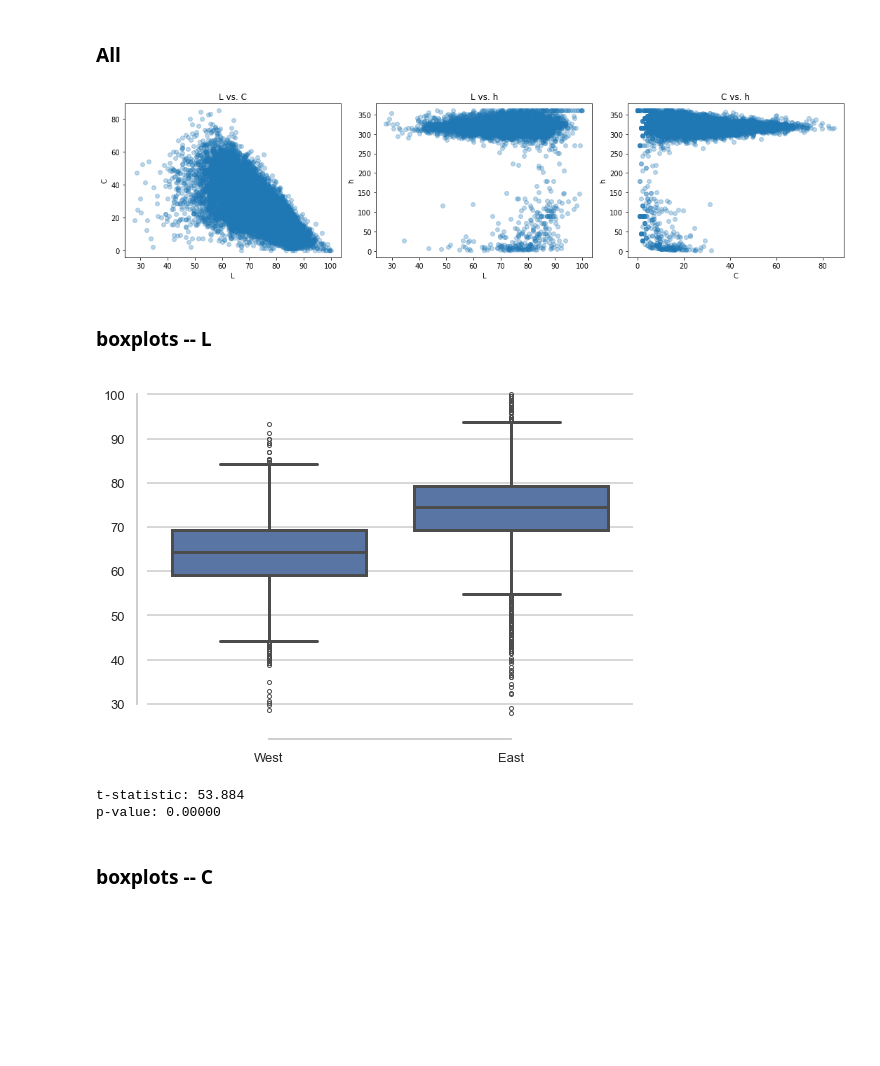
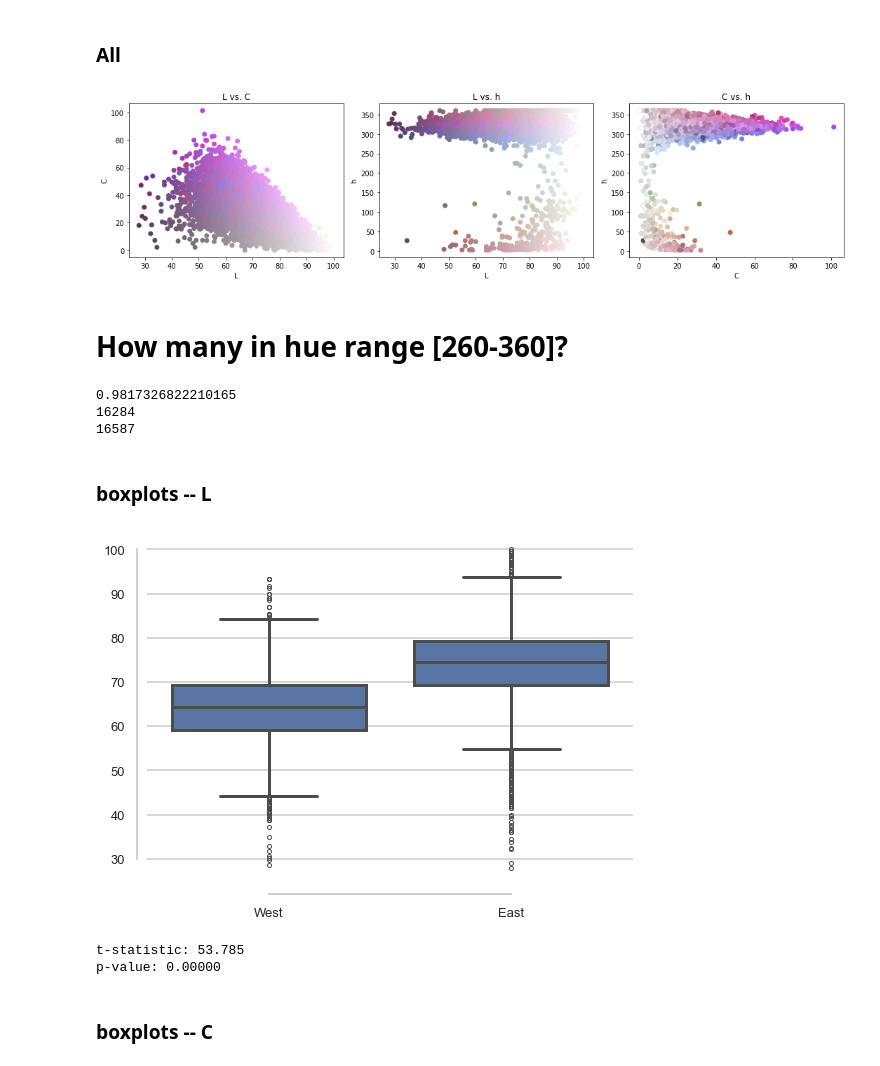
Before and after one commit to pmckenz1/monarda_fistulosa_color, a Jupyter notebook: notebooks_misc/cielab_lch_correlations.ipynb, the cells around one changed output. Drawn from its saved outputs; the diff is of its cells as text; code cells hidden in the pictures; blank space fills up the shorter version.

```diff
--- a/notebooks_misc/cielab_lch_correlations.ipynb
+++ b/notebooks_misc/cielab_lch_correlations.ipynb
@@ -37,8 +41,11 @@ color_df_reduced
 ### add separate component rows
 # %%
 L = [(int(i.strip('()').split(', ')[0])) for i in color_df_reduced.lab]
+L = (np.array(L) / 255.0) * 100.0
 color_df_reduced['L'] = L
 a = [(int(i.strip('()').split(', ')[1])) for i in color_df_reduced.lab]
+a = np.array(a) - 128.0
 color_df_reduced['a'] = a
 b = [(int(i.strip('()').split(', ')[2])) for i in color_df_reduced.lab]
+b = np.array(b) - 128.0
 color_df_reduced['b'] = b
@@ -179,11 +173,7 @@ plt.show()
 # %%
 lab_raw = color_df_reduced[["L", "a", "b"]].to_numpy().astype(float)
 
-# as always, gotta fix the opencv 0-255 values to match actual lab
-L = (lab_raw[:, 0] / 255.0) * 100.0
-a = lab_raw[:, 1] - 128.0
-b = lab_raw[:, 2] - 128.0
-lab_true = np.column_stack([L, a, b])
+lab_true = lab_raw.copy()
 
 lch_arr = np.empty_like(lab_true)
 for i, (L_, a_, b_) in enumerate(lab_true):
@@ -195,24 +185,37 @@ for i, (L_, a_, b_) in enumerate(lab_true):
 # %%
 L, C, h = lch_arr.T
 
 fig, axes = plt.subplots(1, 3, figsize=(15, 4), tight_layout=True)
 
-axes[0].scatter(L, C, alpha=0.3)
+axes[0].scatter(L, C, alpha=1,c=color_df_reduced.hex)
 axes[0].set_xlabel('L'); axes[0].set_ylabel('C'); axes[0].set_title('L vs. C')
 
-axes[1].scatter(L, h, alpha=0.3)
+axes[1].scatter(L, h, alpha=1,c=color_df_reduced.hex)
 axes[1].set_xlabel('L'); axes[1].set_ylabel('h'); axes[1].set_title('L vs. h')
 
-axes[2].scatter(C, h, alpha=0.3)
+axes[2].scatter(C, h, alpha=1,c=color_df_reduced.hex)
 axes[2].set_xlabel('C'); axes[2].set_ylabel('h'); axes[2].set_title('C vs. h')
 
+plt.savefig('../figures/figure_puzzling/lch_correlations.pdf',dpi=300)
+
 plt.show()
 # %% [output]
-[figure, old version]
+[figure, new version]
 # %%
 color_df_reduced['lch_l'] = lch_arr[:,0]
 color_df_reduced['lch_c'] = lch_arr[:,1]
 color_df_reduced['lch_h'] = lch_arr[:,2]
+# %% [markdown]
+# How many in hue range [260-360]?
+# %%
+in_purple_range = (color_df_reduced['lch_h'] >=260) & (color_df_reduced['lch_h'] <=360)
+print(in_purple_range.sum() / len(in_purple_range))
+print(in_purple_range.sum())
+print(len(in_purple_range))
+# %% [output]
+0.9817326822210165
+16284
+16587
 # %% [markdown]
 ### boxplots -- L
 # %%
@@ -263,7 +266,7 @@ print(f"t-statistic: {t_stat:.3f}")
 print(f"p-value: {p_value:.5f}")
 # %% [output]
 [figure]
-t-statistic: 53.884
+t-statistic: 53.785
 p-value: 0.00000
 # %% [markdown]
 ### boxplots -- C
```
Also changed, not shown: parts of 21 cells of this notebook, 7 other files.
